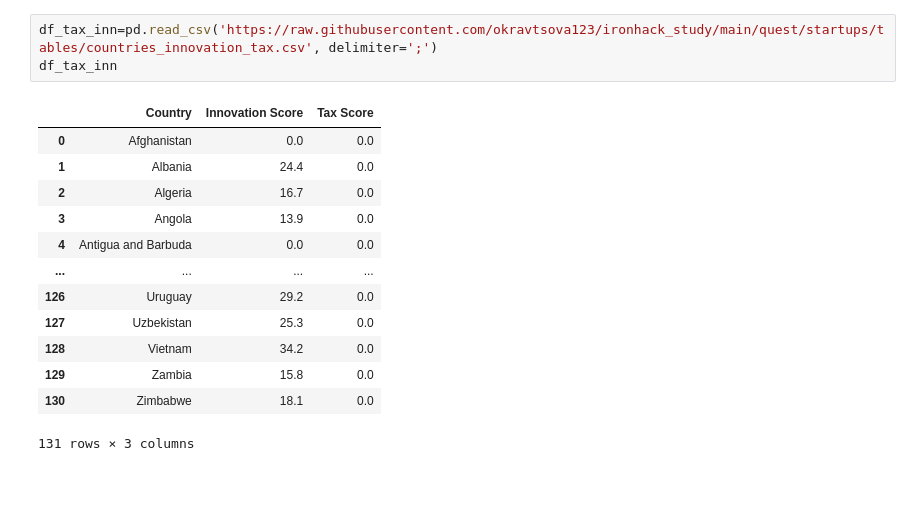
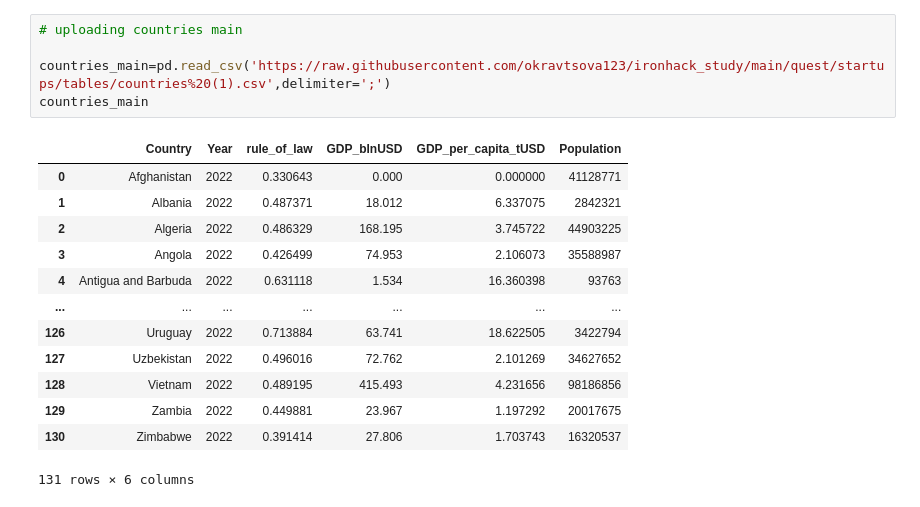
Before and after one commit to okravtsova123/ironhack_study, a Jupyter notebook: quest/startups/startups.ipynb, the cells around one changed output. Cells and saved outputs as stored; diff of their text form.

```diff
--- a/quest/startups/startups.ipynb
+++ b/quest/startups/startups.ipynb
@@ -7,17 +23,19 @@ HTTPError: HTTP Error 404: Not Found
-# %%
-df_tax_inn=pd.read_csv('https://raw.githubusercontent.com/okravtsova123/ironhack_study/main/quest/startups/tables/countries_innovation_tax.csv', delimiter=';')
-df_tax_inn
-# %% [output]
-|  | Country | Innovation Score | Tax Score |
-| 0 | Afghanistan | 0.0 | 0.0 |
-| 1 | Albania | 24.4 | 0.0 |
-| 2 | Algeria | 16.7 | 0.0 |
-| 3 | Angola | 13.9 | 0.0 |
-| 4 | Antigua and Barbuda | 0.0 | 0.0 |
-| ... | ... | ... | ... |
-| 126 | Uruguay | 29.2 | 0.0 |
-| 127 | Uzbekistan | 25.3 | 0.0 |
-| 128 | Vietnam | 34.2 | 0.0 |
-| 129 | Zambia | 15.8 | 0.0 |
-| 130 | Zimbabwe | 18.1 | 0.0 |
-131 rows × 3 columns
+# %%
+# uploading countries main
+
+countries_main=pd.read_csv('https://raw.githubusercontent.com/okravtsova123/ironhack_study/main/quest/startups/tables/countries%20(1).csv',delimiter=';')
+countries_main
+# %% [output]
+|  | Country | Year | rule_of_law | GDP_blnUSD | GDP_per_capita_tUSD | Population |
+| 0 | Afghanistan | 2022 | 0.330643 | 0.000 | 0.000000 | 41128771 |
+| 1 | Albania | 2022 | 0.487371 | 18.012 | 6.337075 | 2842321 |
+| 2 | Algeria | 2022 | 0.486329 | 168.195 | 3.745722 | 44903225 |
+| 3 | Angola | 2022 | 0.426499 | 74.953 | 2.106073 | 35588987 |
+| 4 | Antigua and Barbuda | 2022 | 0.631118 | 1.534 | 16.360398 | 93763 |
+| ... | ... | ... | ... | ... | ... | ... |
+| 126 | Uruguay | 2022 | 0.713884 | 63.741 | 18.622505 | 3422794 |
+| 127 | Uzbekistan | 2022 | 0.496016 | 72.762 | 2.101269 | 34627652 |
+| 128 | Vietnam | 2022 | 0.489195 | 415.493 | 4.231656 | 98186856 |
+| 129 | Zambia | 2022 | 0.449881 | 23.967 | 1.197292 | 20017675 |
+| 130 | Zimbabwe | 2022 | 0.391414 | 27.806 | 1.703743 | 16320537 |
+131 rows × 6 columns
```
Also changed, not shown: parts of 12 cells of this notebook, 4 other files.
